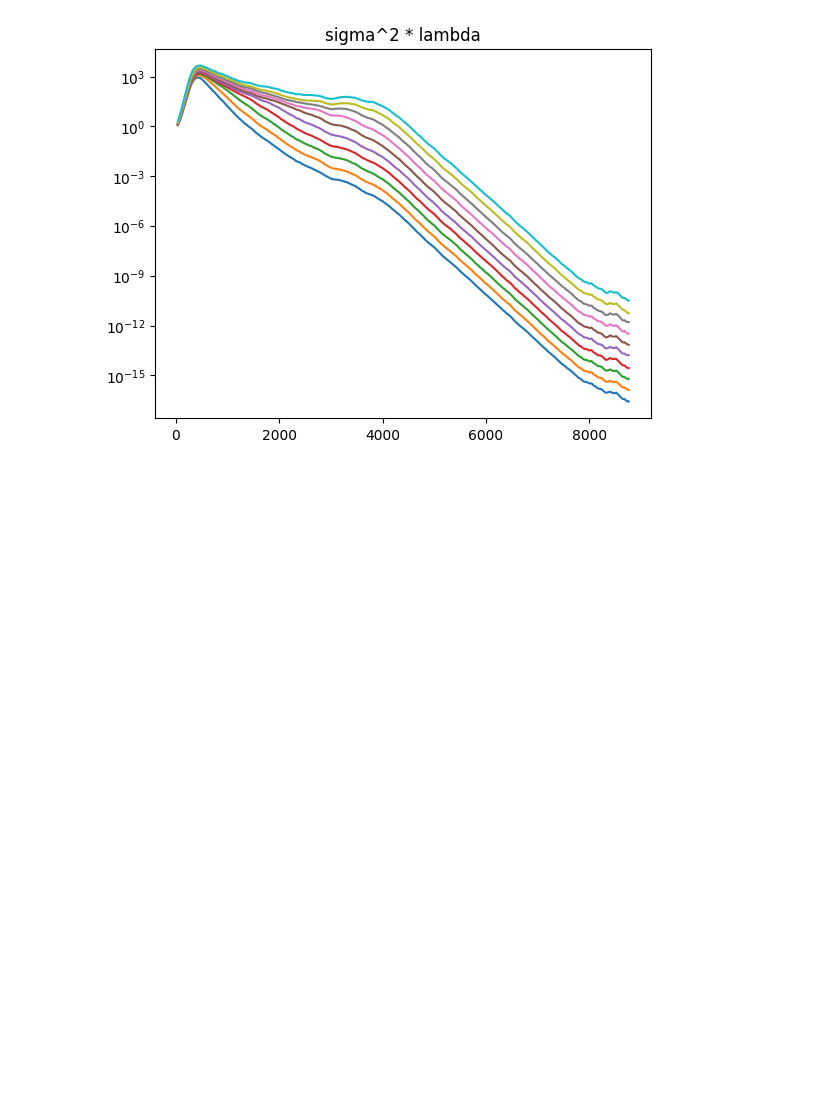
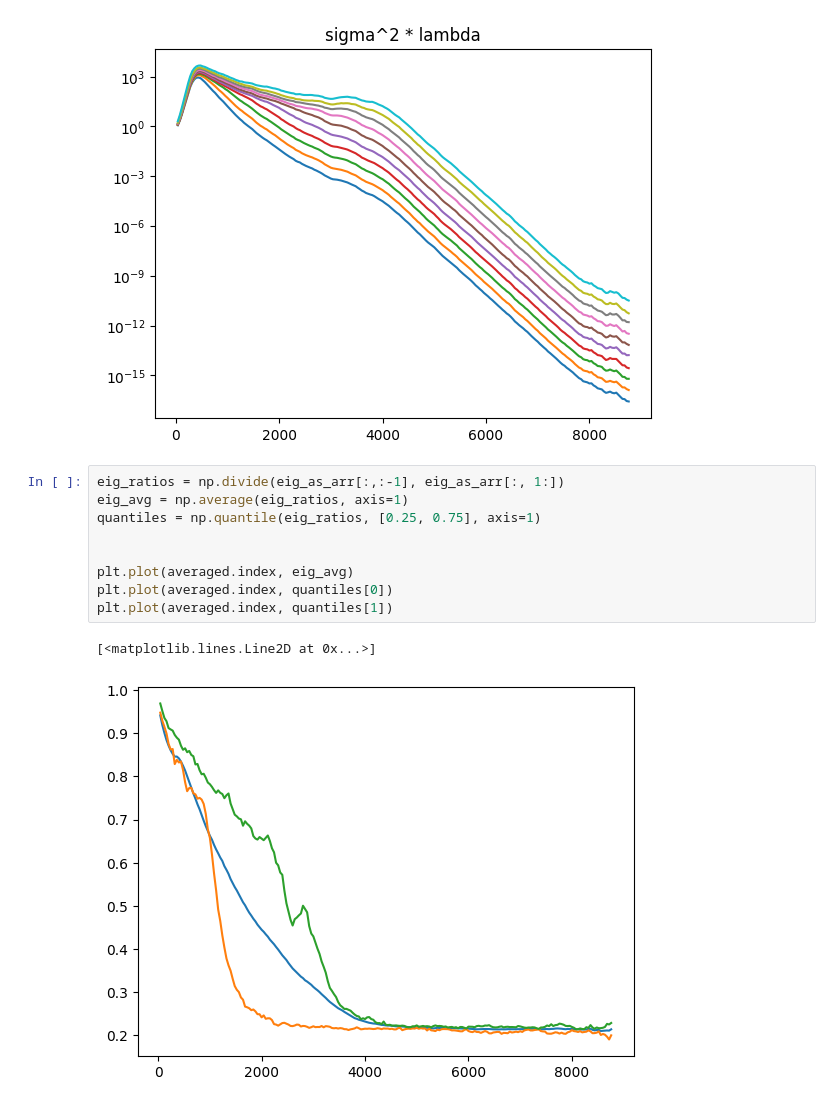
Before and after one commit to mbienkowsk/cmabfgs-research, a Jupyter notebook: experiments/experimentum_crucis/notebooks/exploration.ipynb, the cells around one changed output. Saved outputs shown, nothing was run; the diff lists cells and outputs as text; blank space fills up the shorter version.

```diff
--- a/experiments/experimentum_crucis/notebooks/exploration.ipynb
+++ b/experiments/experimentum_crucis/notebooks/exploration.ipynb
@@ -78,3 +78,15 @@ plt.title("sigma^2 * lambda")
 plt.show()
 # %% [output]
 [figure]
+# %%
+eig_ratios = np.divide(eig_as_arr[:,:-1], eig_as_arr[:, 1:])
+eig_avg = np.average(eig_ratios, axis=1)
+quantiles = np.quantile(eig_ratios, [0.25, 0.75], axis=1)
+
+
+plt.plot(averaged.index, eig_avg)
+plt.plot(averaged.index, quantiles[0])
+plt.plot(averaged.index, quantiles[1])
+# %% [output]
+[<matplotlib.lines.Line2D at 0x...>]
+[figure, added]
```
Also changed, not shown: parts of 1 cell of this notebook, 1 other file.
